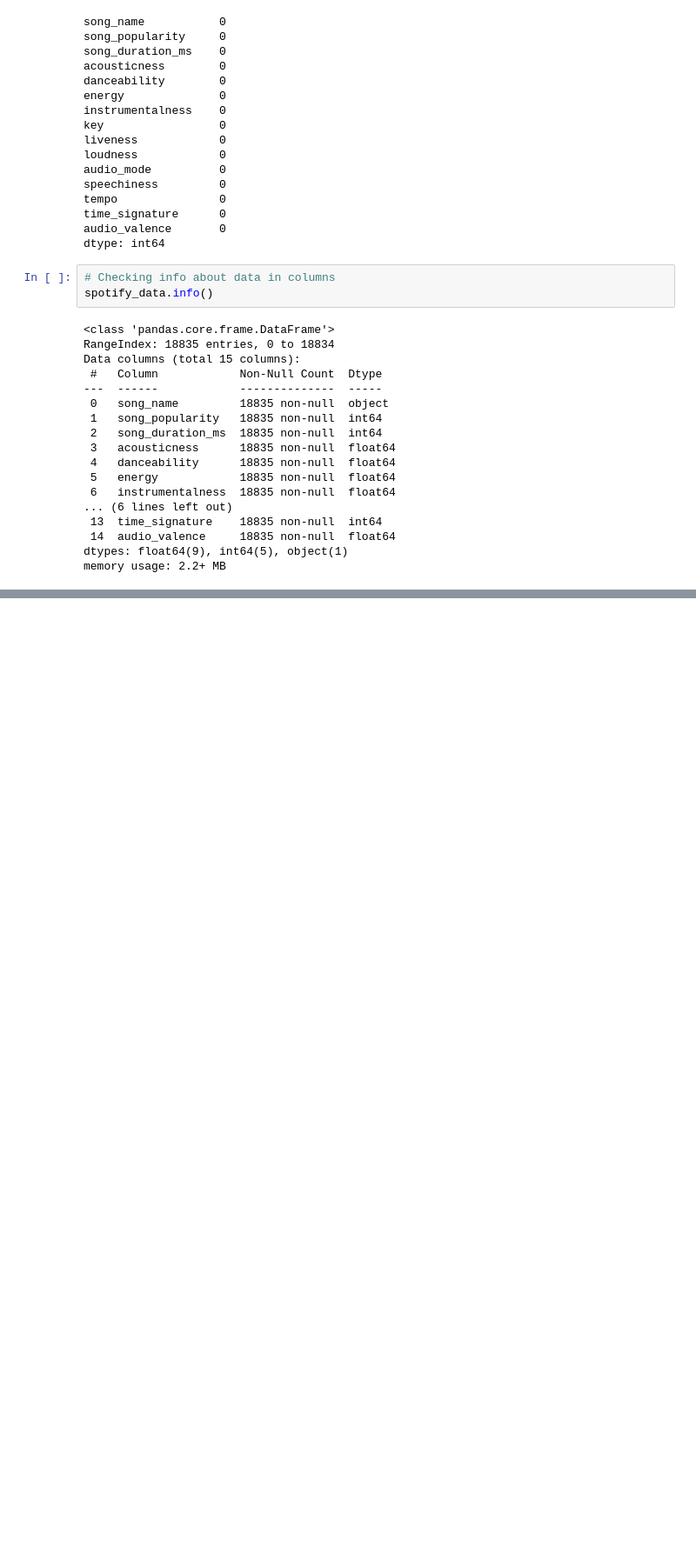
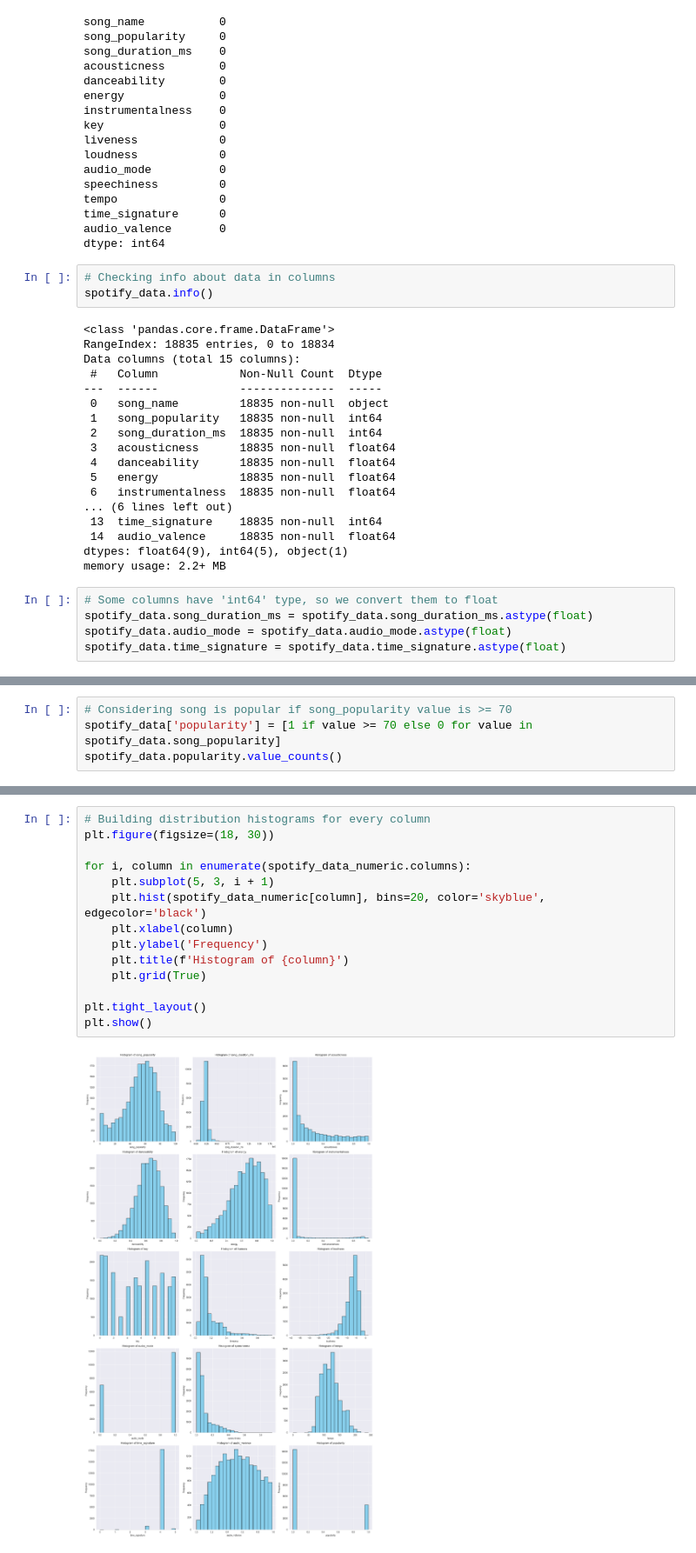
Before and after one commit to Yuliashaaa/DataAnalysis, a Jupyter notebook: Lab_1/Lab_1.ipynb, the cells around one changed output, grey strips where cells are left out. Shown at 87% size. Saved outputs shown, nothing was run; the diff lists cells and outputs as text; blank space fills up the shorter version.

```diff
--- a/Lab_1/Lab_1.ipynb
+++ b/Lab_1/Lab_1.ipynb
@@ -115,6 +122,11 @@ Data columns (total 15 columns):
  14  audio_valence     18835 non-null  float64
 dtypes: float64(9), int64(5), object(1)
 memory usage: 2.2+ MB
+# %%
+# Some columns have 'int64' type, so we convert them to float
+spotify_data.song_duration_ms = spotify_data.song_duration_ms.astype(float)
+spotify_data.audio_mode = spotify_data.audio_mode.astype(float)
+spotify_data.time_signature = spotify_data.time_signature.astype(float)
 # %%
 # Seeing the data description
 spotify_data.describe()
@@ -128,3 +140,7 @@ spotify_data.describe()
 | 50% | 56.000000 | 2.113060e+05 | 0.132000 | 0.645000 | 0.674000 | 0.000011 | 5.000000 | ... |
 | 75% | 69.000000 | 2.428440e+05 | 0.424000 | 0.748000 | 0.815000 | 0.002570 | 8.000000 | ... |
 | max | 100.000000 | 1.799346e+06 | 0.996000 | 0.987000 | 0.999000 | 0.997000 | 11.000000 | ... |
+# %%
+# Considering song is popular if song_popularity value is >= 70
+spotify_data['popularity'] = [1 if value >= 70 else 0 for value in spotify_data.song_popularity]
+spotify_data.popularity.value_counts()
@@ -139,0 +195,16 @@ sns.heatmap(data_correlation, cmap='coolwarm', annot=True, fmt='.3f')
+# %%
+# Building distribution histograms for every column
+plt.figure(figsize=(18, 30))
+
+for i, column in enumerate(spotify_data_numeric.columns):
+    plt.subplot(5, 3, i + 1)
+    plt.hist(spotify_data_numeric[column], bins=20, color='skyblue', edgecolor='black')
+    plt.xlabel(column)
+    plt.ylabel('Frequency')
+    plt.title(f'Histogram of {column}')
+    plt.grid(True)
+
+plt.tight_layout()
+plt.show()
+# %% [output]
+[figure, added]
```
Also changed, not shown: parts of 17 cells of this notebook, 1 other file.
